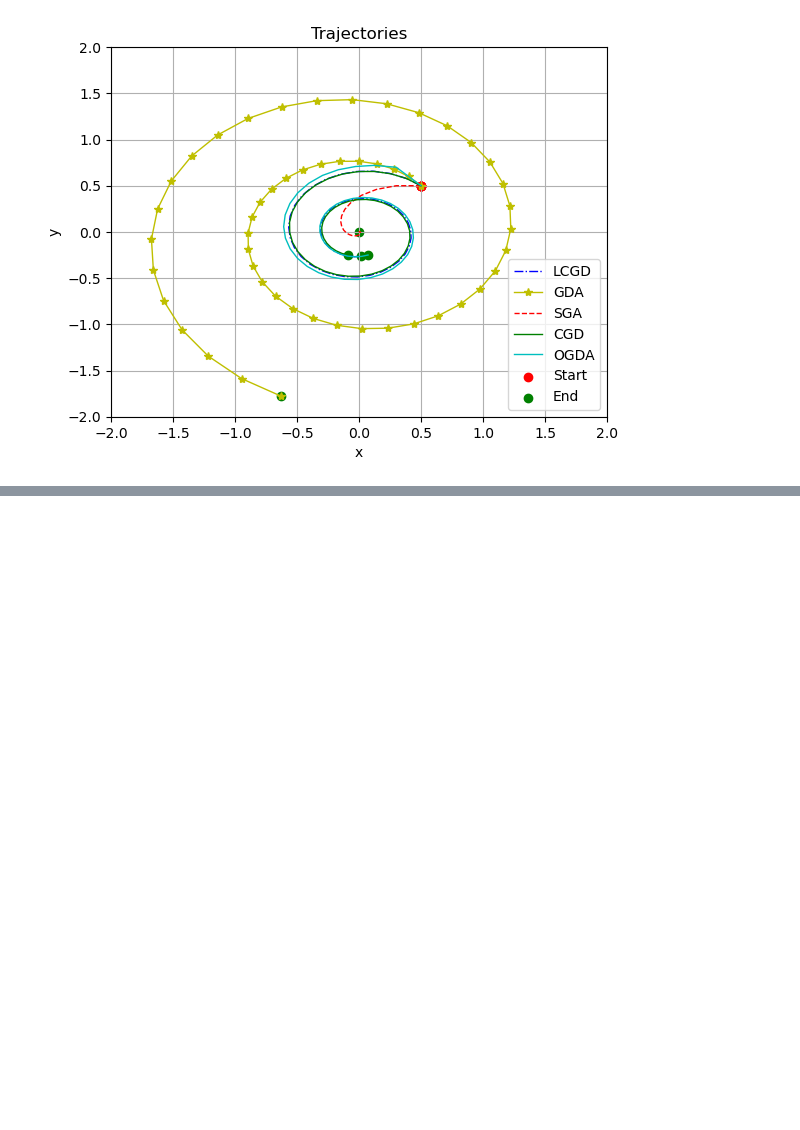
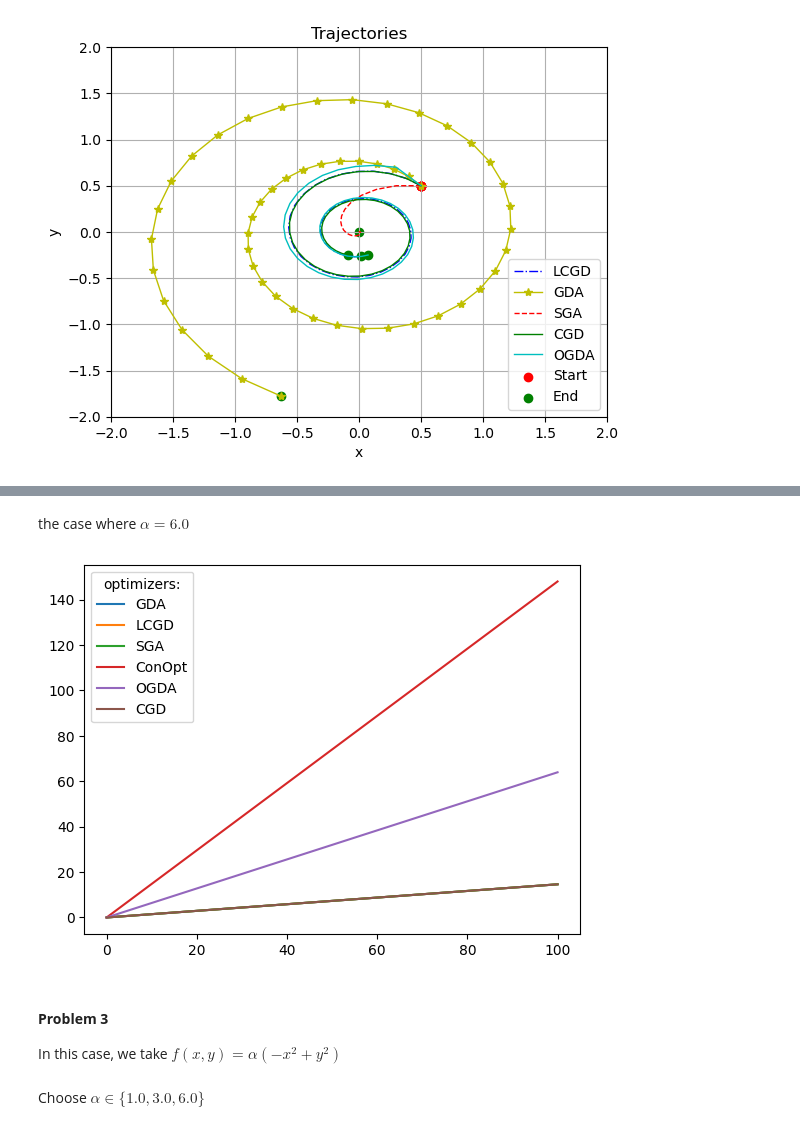
Before and after one commit to gabrieledangeli/OptML_miniproject_FGY, a Jupyter notebook: main.ipynb, the cells around one changed output, grey strips where cells are left out. Saved outputs shown, nothing was run; the diff lists cells and outputs as text; code cells hidden in the pictures; blank space fills up the shorter version.

```diff
--- a/main.ipynb
+++ b/main.ipynb
@@ -269,0 +314,21 @@ plt.show()
+# %% [markdown]
+the case where $\alpha = 6.0$
+# %%
+alpha=6
+records={}
+for optimizer in optimizers:
+    record=v_c.run(alpha,eta,gamma,Xinit,Yinit,optimizer=optimizer)
+    records[optimizer]=record
+
+step=[i*25 for i in range(5)]
+for optimizer in optimizers:
+    plt.plot(step,records[optimizer],label=optimizer)
+plt.legend(title='optimizers:')
+plt.show()
+# %% [output]
+[figure, added]
+# %% [markdown]
+#### **Problem  3**
+In this case, we take $f(x,y)= \alpha(-x^2+y^2)$
+# %% [markdown]
+Choose $\alpha \in \{ 1.0, 3.0, 6.0 \}$
```
Also changed, not shown: parts of 14 cells of this notebook, 2 other files.
